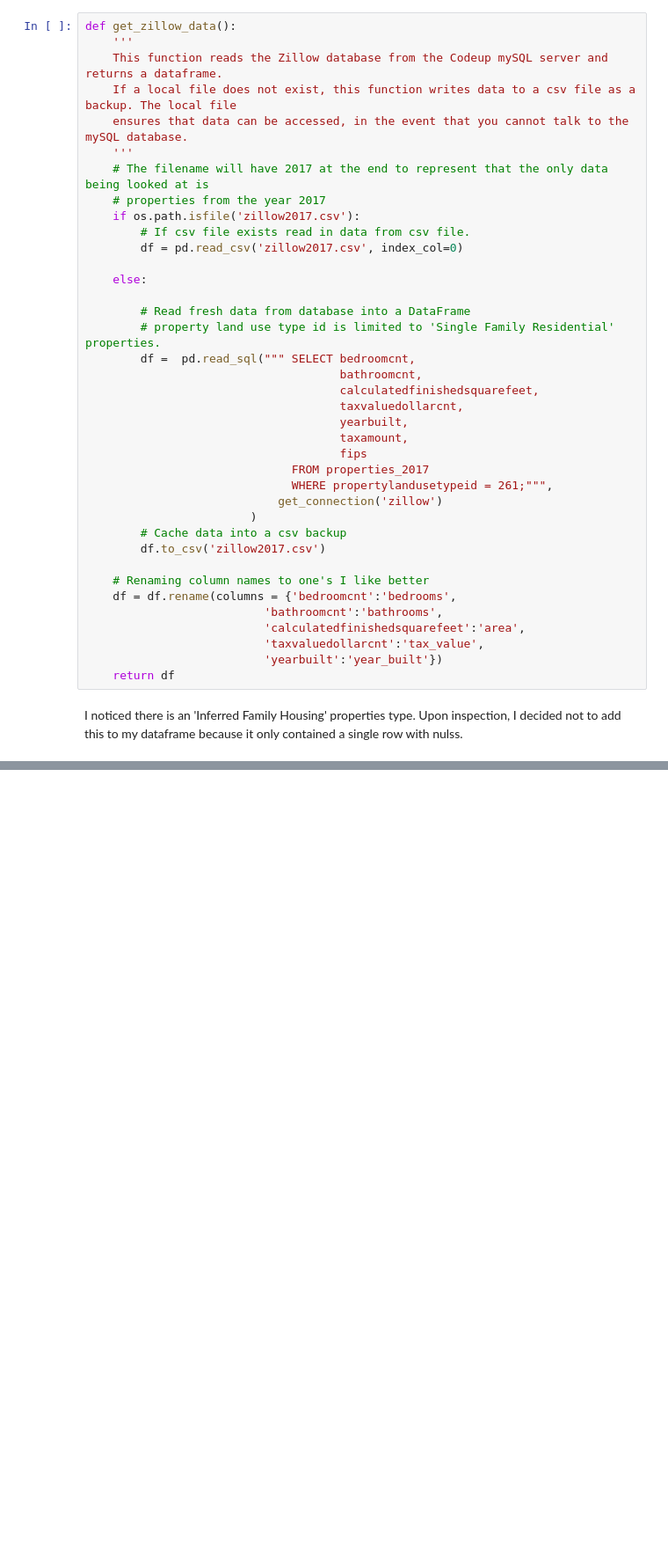
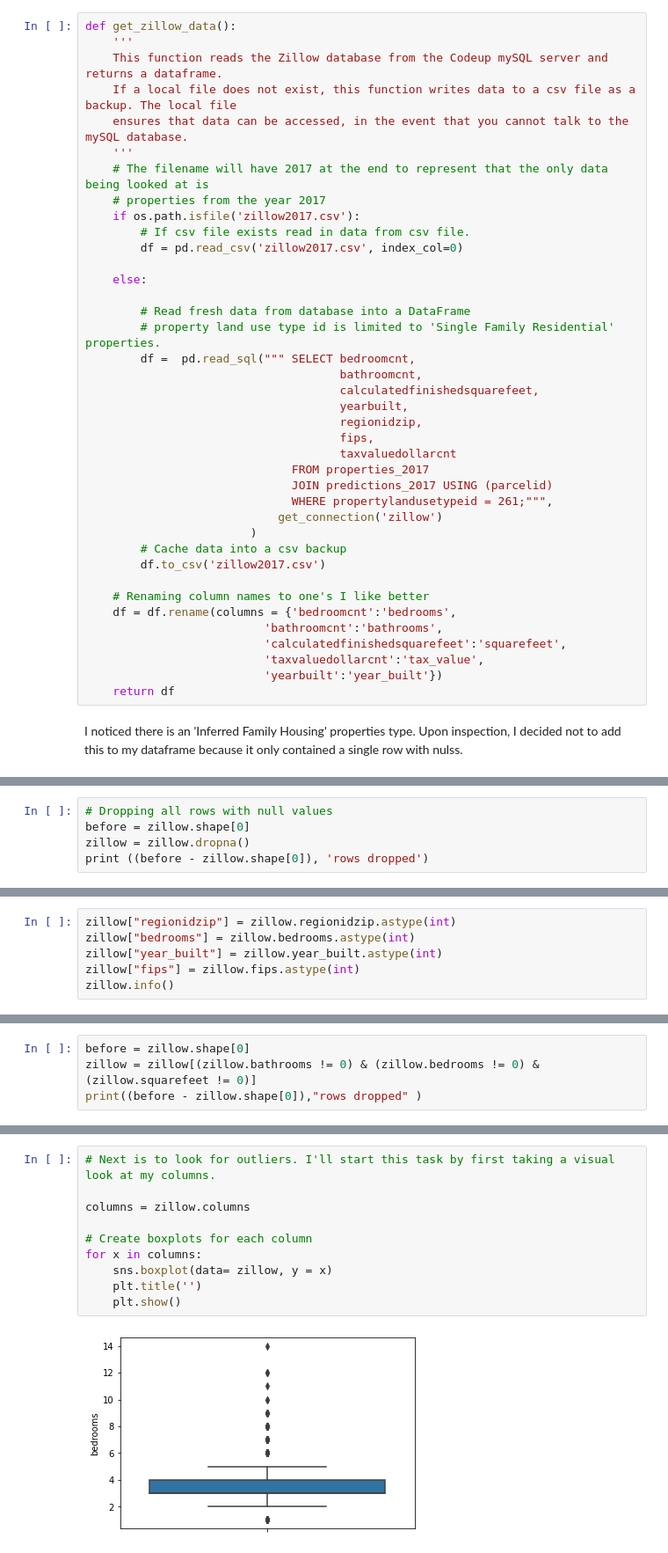
Before and after one commit to JeanetteSchulz/Regression-Project-Estimating-Home-Value, a Jupyter notebook: Analysis_Work.ipynb, the cells around one changed output, grey strips where cells are left out. Shown at 88% size. Drawn from its saved outputs; the diff is of its cells as text; blank space fills up the shorter version.

```diff
--- a/Analysis_Work.ipynb
+++ b/Analysis_Work.ipynb
@@ -47,11 +49,12 @@ def get_zillow_data():
         df =  pd.read_sql(""" SELECT bedroomcnt,
                                      bathroomcnt,
                                      calculatedfinishedsquarefeet,
-                                     taxvaluedollarcnt,
                                      yearbuilt,
-                                     taxamount,
-                                     fips
+                                     regionidzip,
+                                     fips,
+                                     taxvaluedollarcnt
                               FROM properties_2017
+                              JOIN predictions_2017 USING (parcelid)
                               WHERE propertylandusetypeid = 261;""",
                             get_connection('zillow')
                         )
@@ -61,7 +64,7 @@ def get_zillow_data():
     # Renaming column names to one's I like better
     df = df.rename(columns = {'bedroomcnt':'bedrooms',
                           'bathroomcnt':'bathrooms',
-                          'calculatedfinishedsquarefeet':'area',
+                          'calculatedfinishedsquarefeet':'squarefeet',
                           'taxvaluedollarcnt':'tax_value',
                           'yearbuilt':'year_built'})
     return df
@@ -76,0 +143,5 @@ Plan -> Acquire -> Prepare -> Explore -> Model & Evaluate -> Deliver
+# %%
+# Dropping all rows with null values
+before = zillow.shape[0]
+zillow = zillow.dropna()
+print ((before - zillow.shape[0]), 'rows dropped')
@@ -76,0 +191,6 @@ Plan -> Acquire -> Prepare -> Explore -> Model & Evaluate -> Deliver
+# %%
+zillow["regionidzip"] = zillow.regionidzip.astype(int)
+zillow["bedrooms"] = zillow.bedrooms.astype(int)
+zillow["year_built"] = zillow.year_built.astype(int)
+zillow["fips"] = zillow.fips.astype(int)
+zillow.info()
@@ -76,0 +236,4 @@ Plan -> Acquire -> Prepare -> Explore -> Model & Evaluate -> Deliver
+# %%
+before = zillow.shape[0]
+zillow = zillow[(zillow.bathrooms != 0) & (zillow.bedrooms != 0) & (zillow.squarefeet != 0)]
+print((before - zillow.shape[0]),"rows dropped" )
@@ -76,0 +242,12 @@ Plan -> Acquire -> Prepare -> Explore -> Model & Evaluate -> Deliver
+# %%
+# Next is to look for outliers. I'll start this task by first taking a visual look at my columns.
+
+columns = zillow.columns
+
+# Create boxplots for each column
+for x in columns:
+    sns.boxplot(data= zillow, y = x)
+    plt.title('')
+    plt.show()
+# %% [output]
+[figure, added]
```
Also changed, not shown: parts of 33 cells of this notebook, 1 other file.
